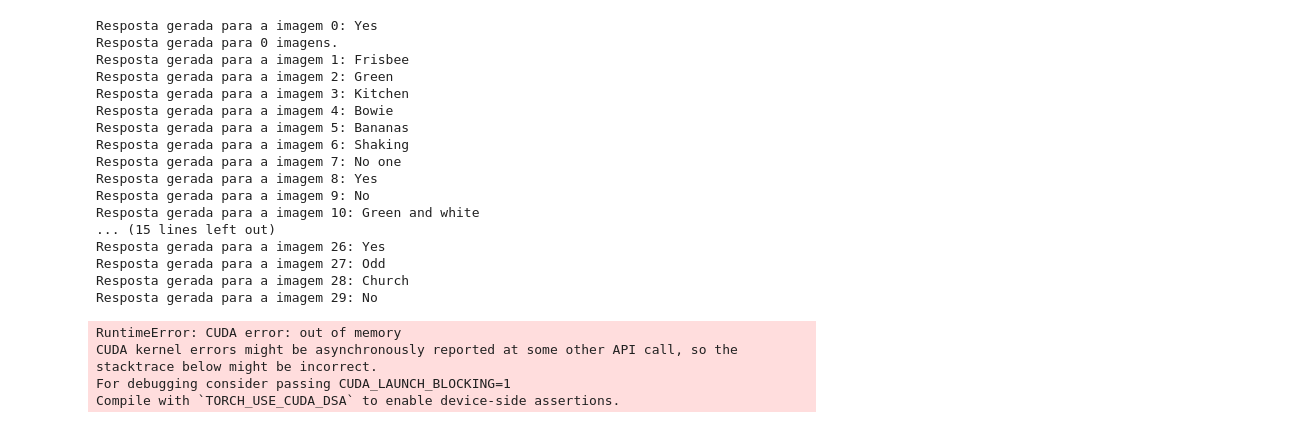
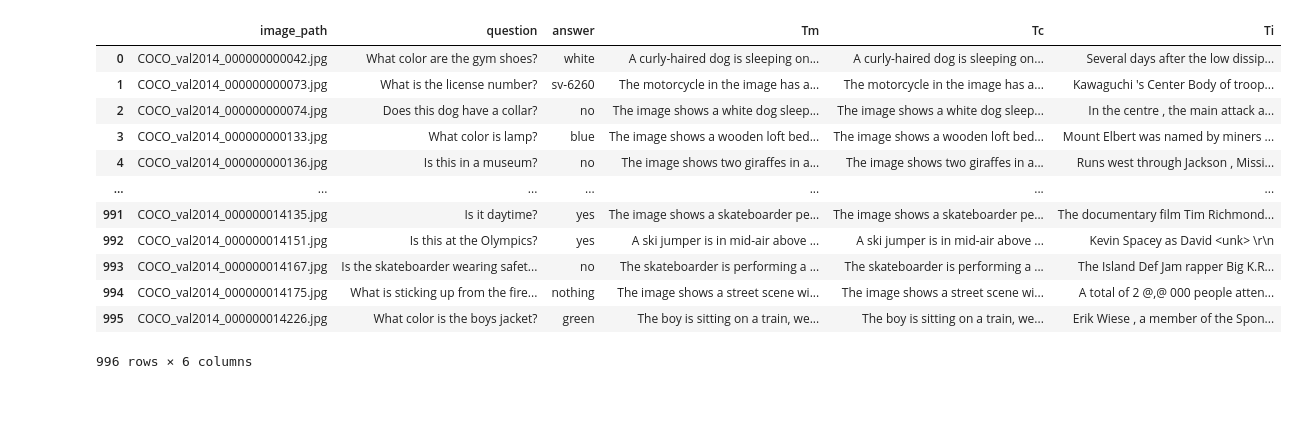
Before and after one commit to GabrielAlbuquerque01/projeto-visao, a Jupyter notebook: lite_open_models.ipynb, the cells around one changed output. Drawn from its saved outputs; the diff is of its cells as text; code cells hidden in the pictures; blank space fills up the shorter version.

```diff
--- a/lite_open_models.ipynb
+++ b/lite_open_models.ipynb
@@ -387,24 +210,0 @@ llava_mix_tc_responses = generate_answers_mix('Tc',mini_llava_df, model)
-# %%
-llava_mix_tm_responses = generate_answers_mix('Tm',mini_llava_df, model)
-# %% [output]
-Resposta gerada para a imagem 0: Yes
-Resposta gerada para 0 imagens.
-Resposta gerada para a imagem 1: Frisbee
-Resposta gerada para a imagem 2: Green
-Resposta gerada para a imagem 3: Kitchen
-Resposta gerada para a imagem 4: Bowie
-Resposta gerada para a imagem 5: Bananas
-Resposta gerada para a imagem 6: Shaking
-Resposta gerada para a imagem 7: No one
-Resposta gerada para a imagem 8: Yes
-Resposta gerada para a imagem 9: No
-Resposta gerada para a imagem 10: Green and white
-... (15 lines left out)
-Resposta gerada para a imagem 26: Yes
-Resposta gerada para a imagem 27: Odd
-Resposta gerada para a imagem 28: Church
-Resposta gerada para a imagem 29: No
-RuntimeError: CUDA error: out of memory
-CUDA kernel errors might be asynchronously reported at some other API call, so the stacktrace below might be incorrect.
-For debugging consider passing CUDA_LAUNCH_BLOCKING=1
-Compile with `TORCH_USE_CUDA_DSA` to enable device-side assertions.
@@ -417,0 +211,18 @@ mini_llava_df.to_csv('data/mini_llava_7b_responses.csv')
+# %%
+qwen_df = df[['image_path', 'question', 'answer', 'Tm', 'Tc', 'Ti']]
+# %%
+qwen_df
+# %% [output]
+|  | image_path | question | answer | Tm | Tc | Ti |
+| 0 | COCO_val2014_000000000042.jpg | What color are the gym shoes? | white | A curly-haired dog is sleeping on... | A curly-haired dog is sleeping on... | Several days after the low dissip... |
+| 1 | COCO_val2014_000000000073.jpg | What is the license number? | sv-6260 | The motorcycle in the image has a... | The motorcycle in the image has a... | Kawaguchi 's Center Body of troop... |
+| 2 | COCO_val2014_000000000074.jpg | Does this dog have a collar? | no | The image shows a white dog sleep... | The image shows a white dog sleep... | In the centre , the main attack a... |
+| 3 | COCO_val2014_000000000133.jpg | What color is lamp? | blue | The image shows a wooden loft bed... | The image shows a wooden loft bed... | Mount Elbert was named by miners ... |
+| 4 | COCO_val2014_000000000136.jpg | Is this in a museum? | no | The image shows two giraffes in a... | The image shows two giraffes in a... | Runs west through Jackson , Missi... |
+| ... | ... | ... | ... | ... | ... | ... |
+| 991 | COCO_val2014_000000014135.jpg | Is it daytime? | yes | The image shows a skateboarder pe... | The image shows a skateboarder pe... | The documentary film Tim Richmond... |
+| 992 | COCO_val2014_000000014151.jpg | Is this at the Olympics? | yes | A ski jumper is in mid-air above ... | A ski jumper is in mid-air above ... | Kevin Spacey as David <unk> \r\n |
+| 993 | COCO_val2014_000000014167.jpg | Is the skateboarder wearing safet... | no | The skateboarder is performing a ... | The skateboarder is performing a ... | The Island Def Jam rapper Big K.R... |
+| 994 | COCO_val2014_000000014175.jpg | What is sticking up from the fire... | nothing | The image shows a street scene wi... | The image shows a street scene wi... | A total of 2 @,@ 000 people atten... |
+| 995 | COCO_val2014_000000014226.jpg | What color is the boys jacket? | green | The boy is sitting on a train, we... | The boy is sitting on a train, we... | Erik Wiese , a member of the Spon... |
+996 rows × 6 columns
```
Also changed, not shown: parts of 67 cells of this notebook, 12 other files.
